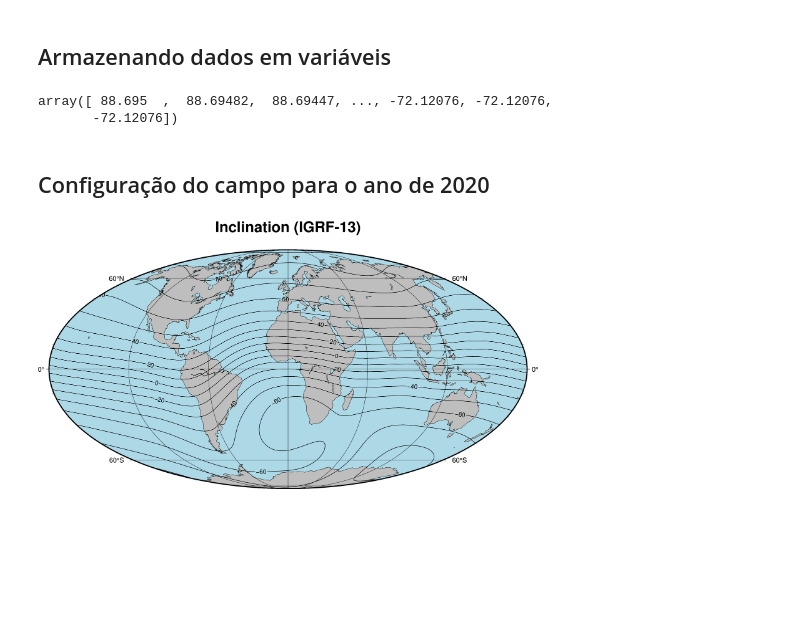
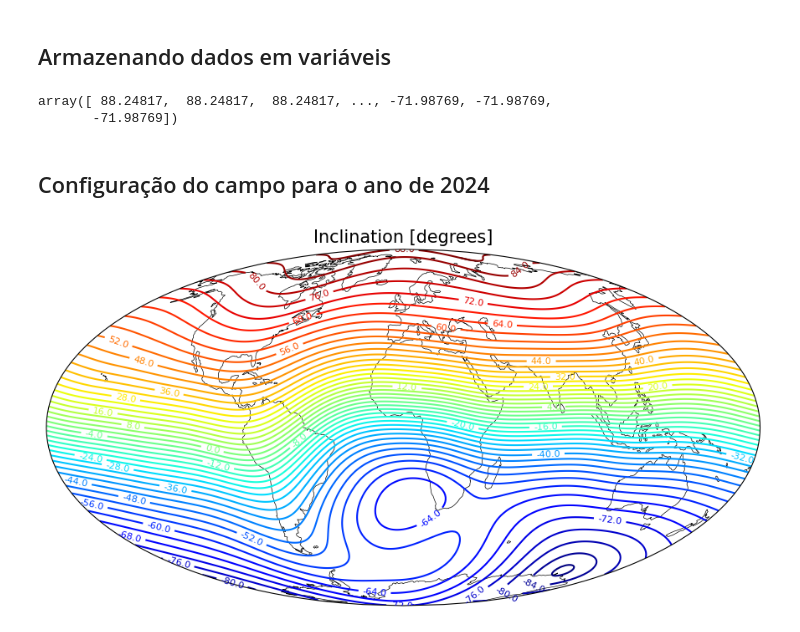
Before and after one commit to andrelreis/geofisica1, a Jupyter notebook: code/6. igrf/IGRF_13.ipynb, the cells around one changed output. Saved outputs shown, nothing was run; the diff lists cells and outputs as text; code cells hidden in the pictures; blank space fills up the shorter version.

```diff
--- a/code/6. igrf/IGRF_13.ipynb
+++ b/code/6. igrf/IGRF_13.ipynb
@@ -10,7 +10,7 @@ import pygmt
 # %% [markdown]
 ## Carregando os dados de inclinação, declinação, componente horizontal e campo total
 # %%
-fname_inc = 'dataset/igrf_grid_inclination.csv'
+fname_inc = 'dataset/igrfgridData_inclination.csv'
 names = ['year', 'latitude','longitude','inclination']
 # %%
-inc = data = pd.read_csv(fname_inc,usecols=(0,1,2,4),names=names,skipinitialspace=True,skiprows=13)
+inclination_data = pd.read_csv(fname_inc,usecols=(0,1,2,4),names=names,skipinitialspace=True,skiprows=13)
@@ -33,31 +33,30 @@ inc
 # %% [markdown]
 ## Armazenando dados em variáveis
 # %%
-lat = inc.latitude.values
-long = inc.longitude.values
-inclination = inc.inclination.values
+lat = inclination_data.latitude.values
+long = inclination_data.longitude.values
+inclination = inclination_data.inclination.values
 # %%
 inclination
 # %% [output]
-array([ 88.695  ,  88.69482,  88.69447, ..., -72.12076, -72.12076,
-       -72.12076])
+array([ 88.24817,  88.24817,  88.24817, ..., -71.98769, -71.98769,
+       -71.98769])
 # %% [markdown]
-## Configuração do campo para o ano de 2020
+## Configuração do campo para o ano de 2024
-# %%
-fig = pygmt.Figure()
-fig.basemap(region="d", projection="W25c", frame=["af", "WEsn"])
-fig.coast(shorelines=True, resolution="c", area_thresh=1e4,land="gray", water="lightblue")
-fig.contour(
-    projection="W25c",
-    frame=["ag","lSEt+tInclination (IGRF-13)"],
-    pen="0.5p",
-    x = long,
-    y = lat,
-    z = inclination,
-    levels=10,
-    annotation=20,
-)
-fig.savefig('images/inclination_igrf_13.png', dpi=200)
-fig.show()
-# %% [output]
-[figure, removed]
+# %%
+fig = plt.figure(figsize=(11,6))
+
+ax = fig.add_subplot(projection=ccrs.Mollweide())
+ax.coastlines(linewidth=0.5)
+ax.set_global()
+ax.set_title('Inclination [degrees]',fontsize=15)
+cmap = ax.tricontour(long,lat,inclination,transform=ccrs.PlateCarree(),
+                     cmap='jet',extend='both',levels=50)
+ax.clabel(cmap, inline=True, fontsize=8, fmt='%1.1f')
+#cbar = fig.colorbar(cmap,orientation='horizontal',pad=0.05,aspect=120,spacing='uniform',ax=ax)
+#cbar.set_label('degrees',fontsize=10)
+
+plt.savefig('images/inclination_map.png',dpi=200,bbox_inches='tight')
+plt.show()
+# %% [output]
+[figure, added]
```
Also changed, not shown: parts of 3 cells of this notebook, 3 other files.
